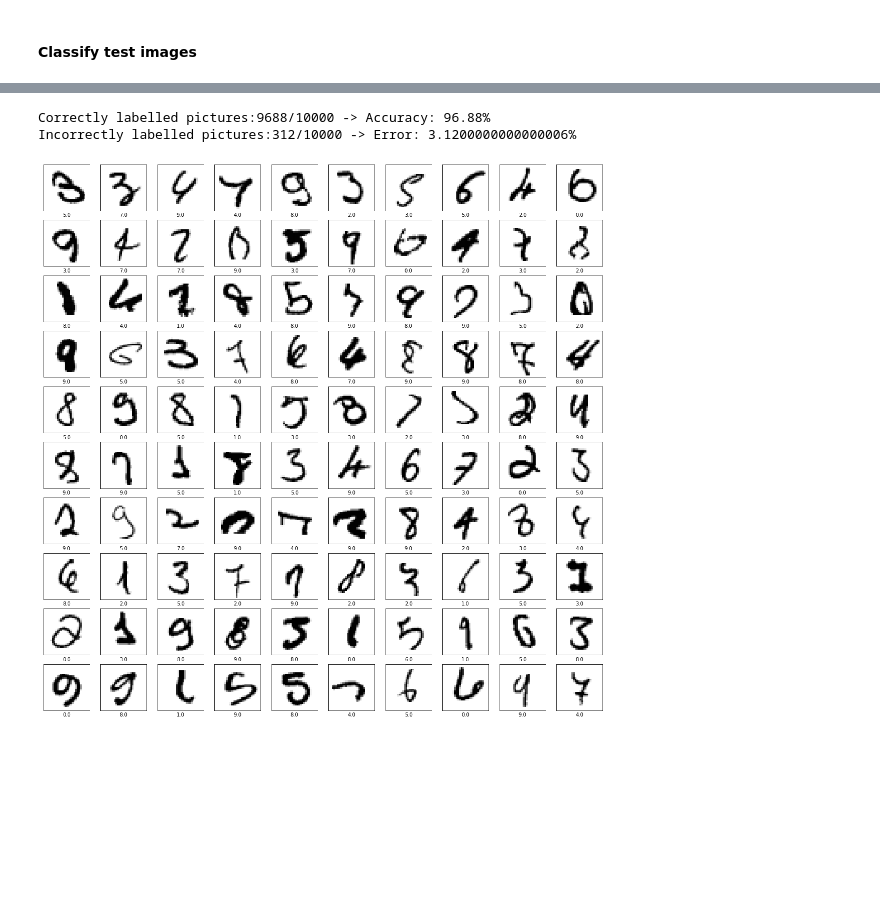
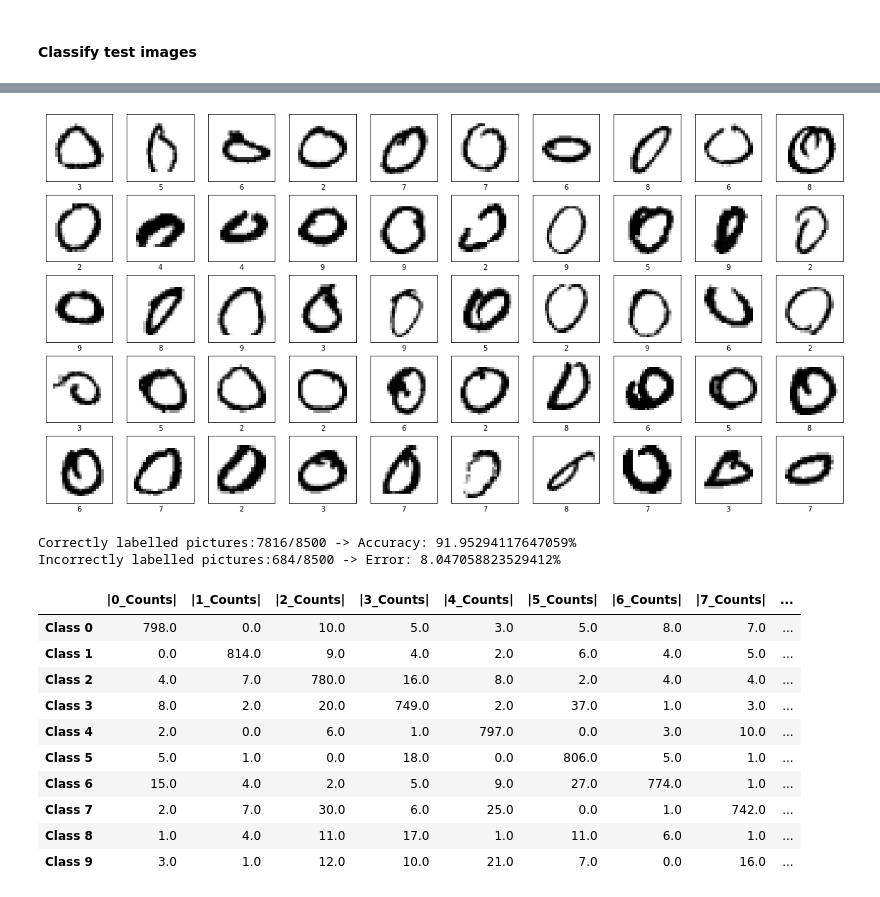
Before and after one commit to lorenzosintini/4YP, a Jupyter notebook: CVAE.ipynb, the cells around one changed output, grey strips where cells are left out. Saved outputs shown, nothing was run; the diff lists cells and outputs as text; code cells hidden in the pictures; blank space fills up the shorter version.

```diff
--- a/CVAE.ipynb
+++ b/CVAE.ipynb
@@ -386,23 +401,49 @@ Ran class 9
-# %%
-correct_guesses = 0
-wrong_guesses = []
-reclassed_y_test = resort_classes(y_test)
-for i,x in enumerate(zip(predicted_class[0,:], reclassed_y_test)):
-    if (x[0]==x[1]):
-        correct_guesses = correct_guesses + 1
-    else:
-        wrong_guesses.append(i)
-    total_guesses = len(reclassed_y_test)
-    accuracy = (correct_guesses/total_guesses)
-print('Correctly labelled pictures:{}/{} -> Accuracy: {}%'.format(correct_guesses,total_guesses,accuracy*100))
-print('Incorrectly labelled pictures:{}/{} -> Error: {}%'.format(total_guesses-correct_guesses,total_guesses,(1-accuracy)*100))
-
-
-pics_to_plot = list(x_test[i] for i in wrong_guesses)
-labels = list(predicted_class[0,i] for i in wrong_guesses)
-plot_images(pics_to_plot[0:100], labels[0:100], [0,len(labels[0:100])])
-# %% [output]
-Correctly labelled pictures:9688/10000 -> Accuracy: 96.88%
-Incorrectly labelled pictures:312/10000 -> Error: 3.1200000000000006%
-[figure, removed]
+# %%
+import pandas as pd
+predicted_class = predicted_class.astype('int')
+reclassed_y_test = reclassed_y_test.astype('int')
+
+wrong_guesses = []
+table_of_counts = np.zeros([n_classes, n_classes+1])
+for i in range(predicted_class.shape[1]):
+    table_of_counts[reclassed_y_test[i], predicted_class[0,i]]+=1
+    if reclassed_y_test[i] != predicted_class[0,i]:
+        wrong_guesses.append(i)
+trace_count = table_of_counts.trace().astype('int')
+sum_count = table_of_counts.sum().astype('int')
+for i in range(n_classes):
+    accuracy_of_class = 100*table_of_counts[i,i]/np.sum(table_of_counts[i,0:-1])
+    table_of_counts[i,-1] = accuracy_of_class.astype('float16')
+
+index = list(str('-') * n_classes)
+columns = list(str('-') * (n_classes+1))
+for i in range(n_classes):
+    index[i]= 'Class '+ str(i)
+    columns[i] = '|' + str(i) + '_Counts|'
+columns[-1] = 'Percentage'
+table = pd.DataFrame.from_records(table_of_counts, index=index, columns=columns)
+
+pics_to_plot = list(x_test[i] for i in wrong_guesses)
+labels = list(predicted_class[0,i] for i in wrong_guesses)
+plot_images(pics_to_plot[0:50], labels[0:50], [0,len(labels[0:50])])
+# %% [output]
+[figure, added]
+# %%
+print('Correctly labelled pictures:{}/{} -> Accuracy: {}%'.format(trace_count, sum_count, trace_count/sum_count*100))
+print('Incorrectly labelled pictures:{}/{} -> Error: {}%'.format(sum_count-trace_count, sum_count, (sum_count-trace_count)/sum_count*100))
+table
+# %% [output]
+Correctly labelled pictures:7816/8500 -> Accuracy: 91.95294117647059%
+Incorrectly labelled pictures:684/8500 -> Error: 8.047058823529412%
+|  | |0_Counts| | |1_Counts| | |2_Counts| | |3_Counts| | |4_Counts| | |5_Counts| | |6_Counts| | |7_Counts| | ... |
+| Class 0 | 798.0 | 0.0 | 10.0 | 5.0 | 3.0 | 5.0 | 8.0 | 7.0 | ... |
+| Class 1 | 0.0 | 814.0 | 9.0 | 4.0 | 2.0 | 6.0 | 4.0 | 5.0 | ... |
+| Class 2 | 4.0 | 7.0 | 780.0 | 16.0 | 8.0 | 2.0 | 4.0 | 4.0 | ... |
+| Class 3 | 8.0 | 2.0 | 20.0 | 749.0 | 2.0 | 37.0 | 1.0 | 3.0 | ... |
+| Class 4 | 2.0 | 0.0 | 6.0 | 1.0 | 797.0 | 0.0 | 3.0 | 10.0 | ... |
+| Class 5 | 5.0 | 1.0 | 0.0 | 18.0 | 0.0 | 806.0 | 5.0 | 1.0 | ... |
+| Class 6 | 15.0 | 4.0 | 2.0 | 5.0 | 9.0 | 27.0 | 774.0 | 1.0 | ... |
+| Class 7 | 2.0 | 7.0 | 30.0 | 6.0 | 25.0 | 0.0 | 1.0 | 742.0 | ... |
+| Class 8 | 1.0 | 4.0 | 11.0 | 17.0 | 1.0 | 11.0 | 6.0 | 1.0 | ... |
+| Class 9 | 3.0 | 1.0 | 12.0 | 10.0 | 21.0 | 7.0 | 0.0 | 16.0 | ... |
 # %%
```
Also changed, not shown: parts of 10 cells of this notebook.
